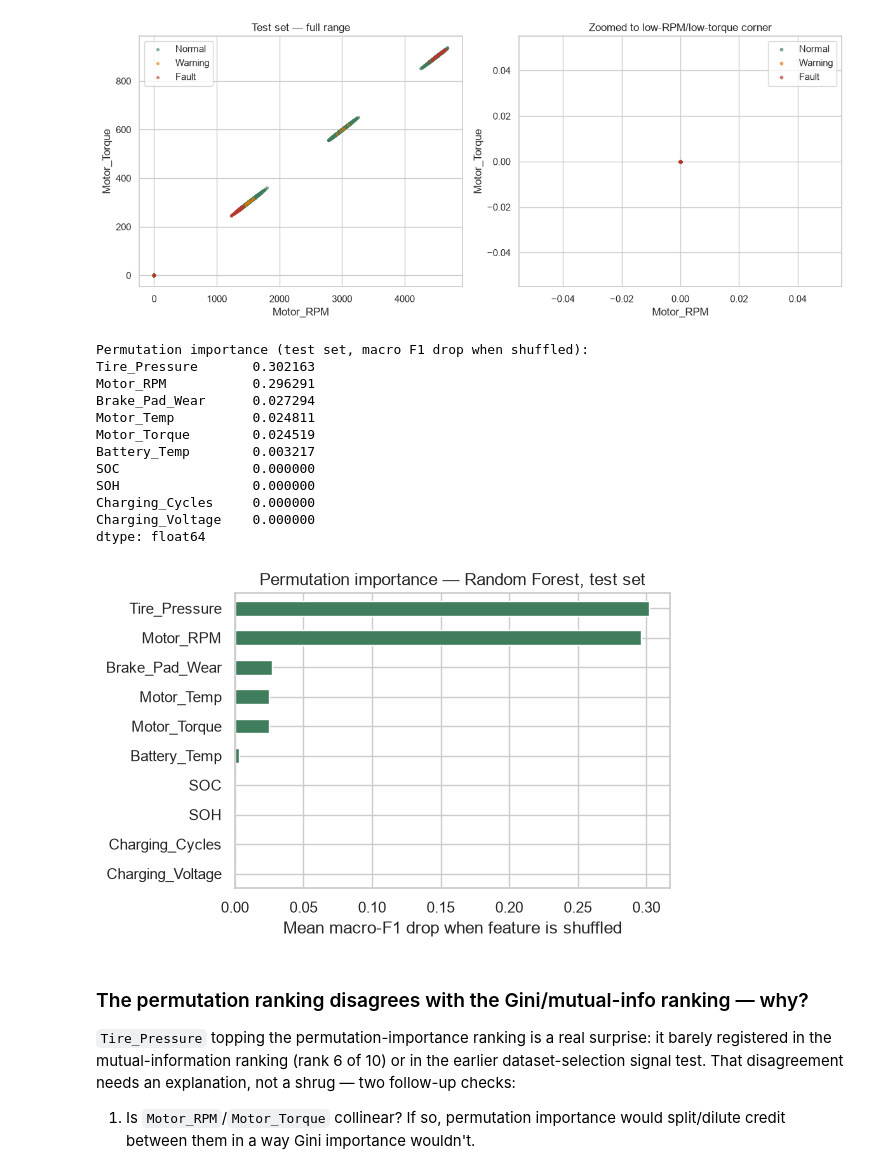
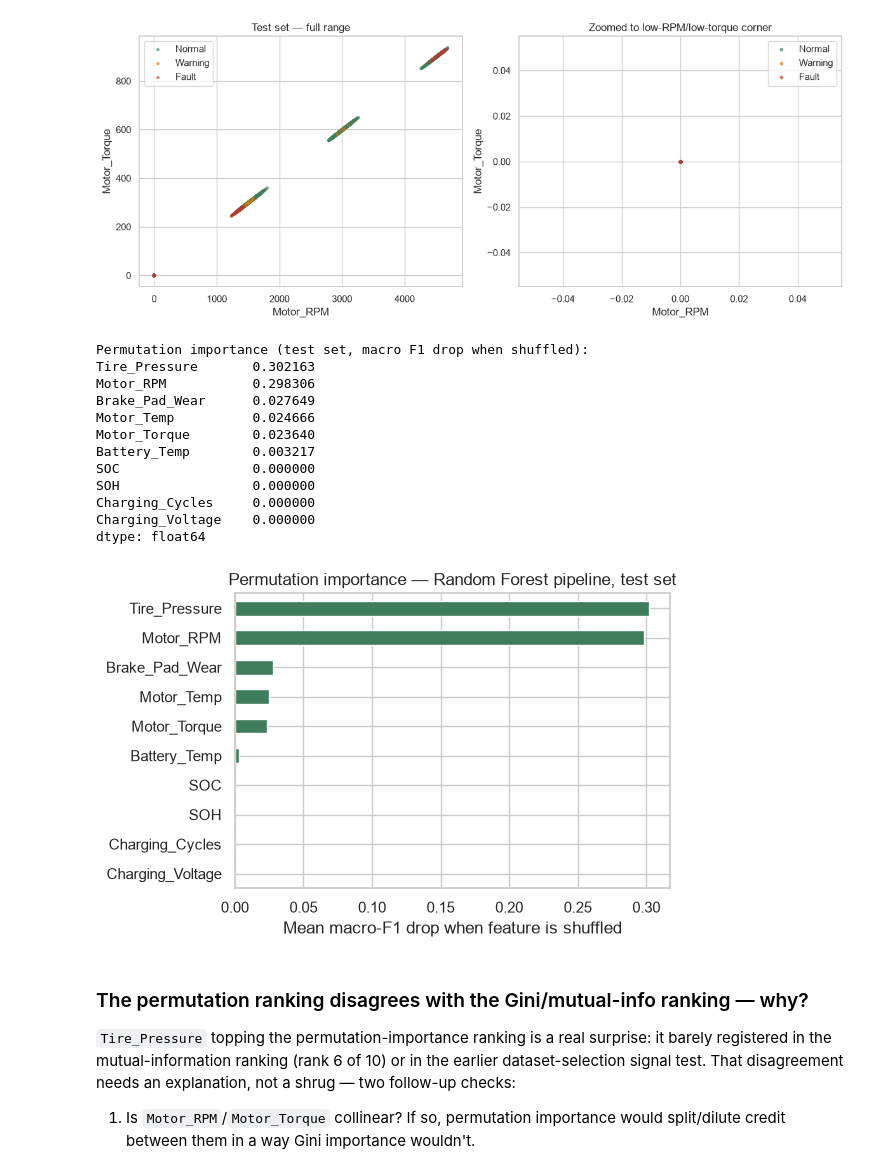
Before and after one commit to harshavardhanratnala-hvr/agentic-ai-vehicle-fault-diagnosis-and-repair-copilot, a Jupyter notebook: notebooks/02_baseline_classifier.ipynb, the cells around one changed output. Drawn from its saved outputs; the diff is of its cells as text; code cells hidden in the pictures.

```diff
--- a/notebooks/02_baseline_classifier.ipynb
+++ b/notebooks/02_baseline_classifier.ipynb
@@ -119,7 +121,10 @@ Two baselines, per the plan: Random Forest and XGBoost. Class-imbalance handling
 # %%
-rf = RandomForestClassifier(
-    n_estimators=300, max_depth=12, class_weight="balanced", random_state=42, n_jobs=-1
-)
+rf = Pipeline([
+    ("scaler", StandardScaler()),
+    ("clf", RandomForestClassifier(
+        n_estimators=300, max_depth=12, class_weight="balanced", random_state=42, n_jobs=-1
+    )),
+])
 rf.fit(X_train, y_train)
 
 # XGBoost needs an integer-encoded target and per-row sample weights (no native class_weight).
@@ -130,12 +135,16 @@ y_test_id = y_test.map(label_to_id)
 
 train_weights = compute_sample_weight(class_weight="balanced", y=y_train_id)
 
-xgb = XGBClassifier(
-    n_estimators=300, max_depth=6, learning_rate=0.1,
-    objective="multi:softprob", num_class=3, random_state=42, n_jobs=-1,
-    eval_metric="mlogloss",
-)
-xgb.fit(X_train, y_train_id, sample_weight=train_weights)
+xgb = Pipeline([
+    ("scaler", StandardScaler()),
+    ("clf", XGBClassifier(
+        n_estimators=300, max_depth=6, learning_rate=0.1,
+        objective="multi:softprob", num_class=3, random_state=42, n_jobs=-1,
+        eval_metric="mlogloss",
+    )),
+])
+# sample_weight must be routed to the "clf" step specifically via the step__param syntax.
+xgb.fit(X_train, y_train_id, clf__sample_weight=train_weights)
 
-print("Both models trained.")
+print("Both pipelines trained (StandardScaler -> classifier).")
 # %% [output]
@@ -298,33 +307,36 @@ plt.show()
 # %%
 from sklearn.inspection import permutation_importance
 
+# permutation_importance works directly on a Pipeline — it shuffles the raw input columns,
+# then runs the whole pipeline (scaler + classifier) to re-score, so this measures what the
+# fitted pipeline as a whole relies on, not just the classifier step.
 perm = permutation_importance(
     rf, X_test, y_test, scoring="f1_macro", n_repeats=10, random_state=42, n_jobs=-1
 )
 perm_ranking = pd.Series(perm.importances_mean, index=SENSOR_COLS).sort_values(ascending=False)
 print("Permutation importance (test set, macro F1 drop when shuffled):")
 print(perm_ranking)
 
 perm_ranking.plot(kind="barh", figsize=(6, 4), color="#3F7D5C")
 plt.gca().invert_yaxis()
 plt.xlabel("Mean macro-F1 drop when feature is shuffled")
-plt.title("Permutation importance — Random Forest, test set")
+plt.title("Permutation importance — Random Forest pipeline, test set")
 plt.tight_layout()
 plt.show()
 # %% [output]
 Permutation importance (test set, macro F1 drop when shuffled):
 Tire_Pressure       0.302163
-Motor_RPM           0.296291
-Brake_Pad_Wear      0.027294
-Motor_Temp          0.024811
-Motor_Torque        0.024519
+Motor_RPM           0.298306
+Brake_Pad_Wear      0.027649
+Motor_Temp          0.024666
+Motor_Torque        0.023640
 Battery_Temp        0.003217
 SOC                 0.000000
 SOH                 0.000000
 Charging_Cycles     0.000000
 Charging_Voltage    0.000000
 dtype: float64
-[figure, old version]
+[figure, new version]
 # %% [markdown]
 ### The permutation ranking disagrees with the Gini/mutual-info ranking — why?
 
```
Also changed, not shown: parts of 9 cells of this notebook.
